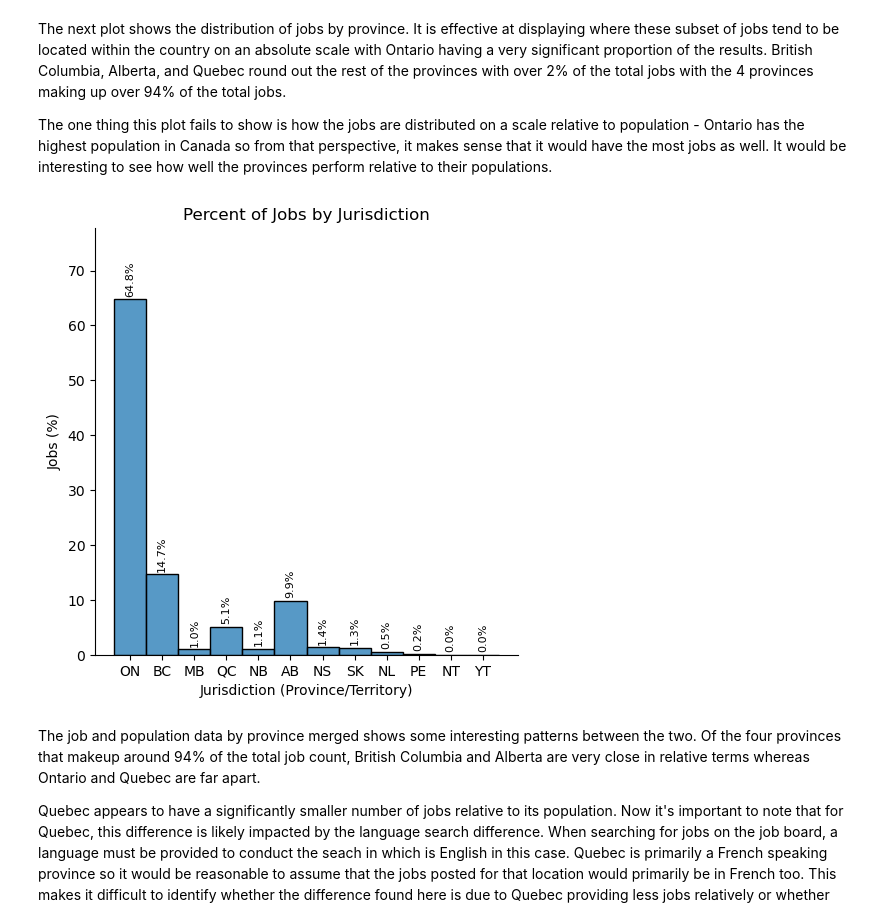
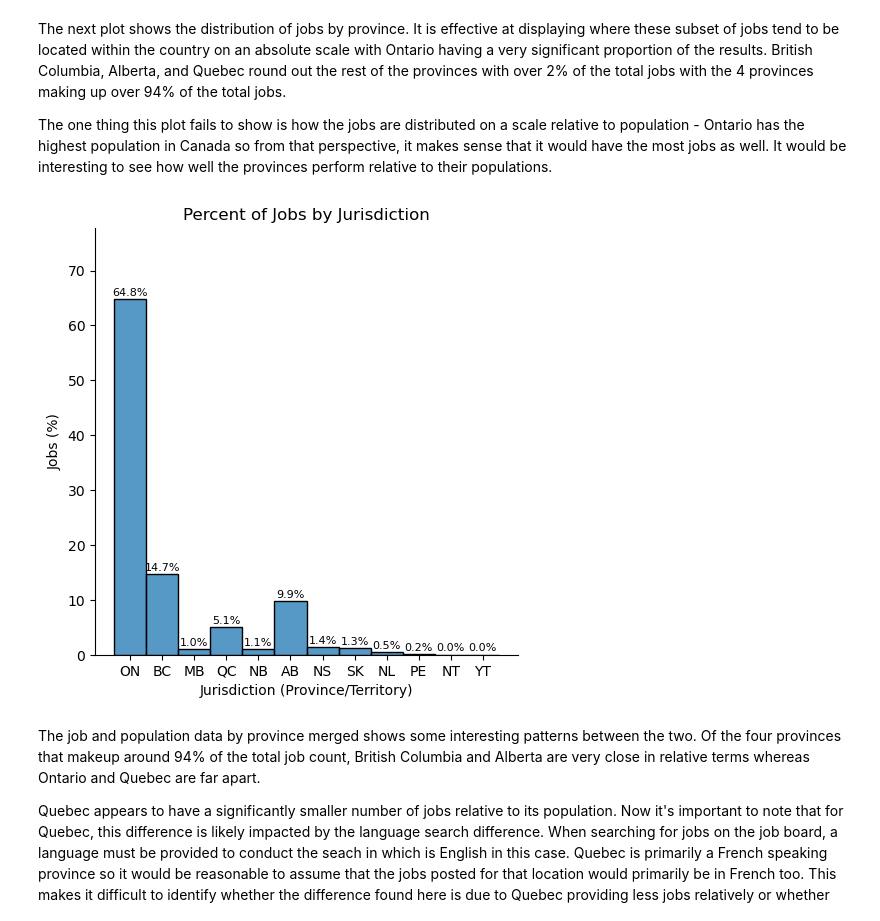
Before and after one commit to pkrishen/Data-Job-Analysis, a Jupyter notebook: Job_Data_Analysis.ipynb, the cells around one changed output. Cells and saved outputs as stored; diff of their text form; code cells hidden in the pictures.

```diff
--- a/Job_Data_Analysis.ipynb
+++ b/Job_Data_Analysis.ipynb
@@ -100,21 +106,21 @@ The one thing this plot fails to show is how the jobs are distributed on a scale
 # %%
 fg = sns.displot(data = jobs[jobs['jurisdiction'] != 'Not Specified'], x = 'jurisdiction', stat = 'percent')
 
 for ax in fg.axes.ravel():
     for c in ax.containers:
         labels = [f'{v.get_height():0.1f}%' if v.get_height() > 0 else '' for v in c]
 
-        ax.bar_label(c, labels=labels, label_type='edge', fontsize=8, rotation=90, padding=2)
+        ax.bar_label(c, labels=labels, label_type='edge', fontsize=8, padding=1)
 
     ax.margins(y=0.2)
 
 plt.title("Percent of Jobs by Jurisdiction")
 plt.xlabel("Jurisdiction (Province/Territory)")
 plt.ylabel("Jobs (%)")
 
 plt.show()
 # %% [output]
-[figure, old version]
+[figure, new version]
 # %%
 #Count up jobs grouped by province and add a percent of total column
 jobs_jurisdiction_grouped = pd.DataFrame(jobs.groupby('jurisdiction').size(), columns = ['job_count'])
```
Also changed, not shown: parts of 17 cells of this notebook.
